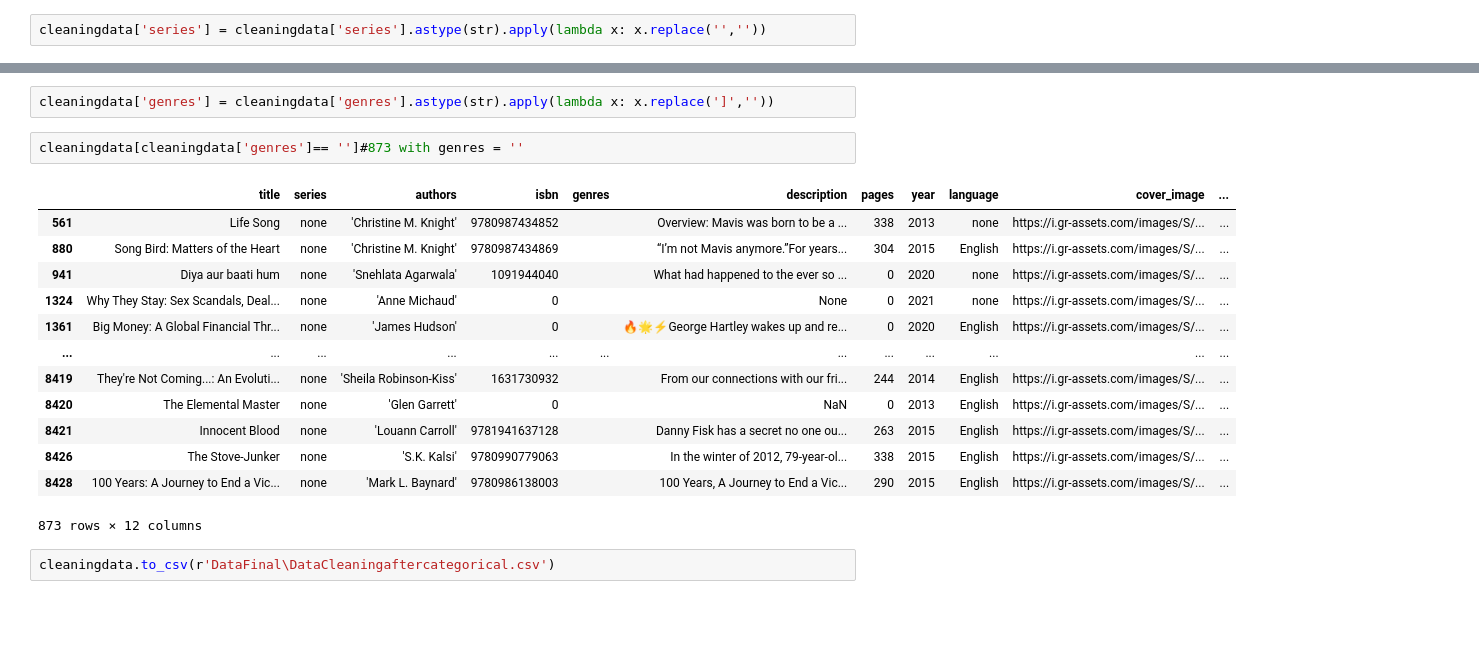
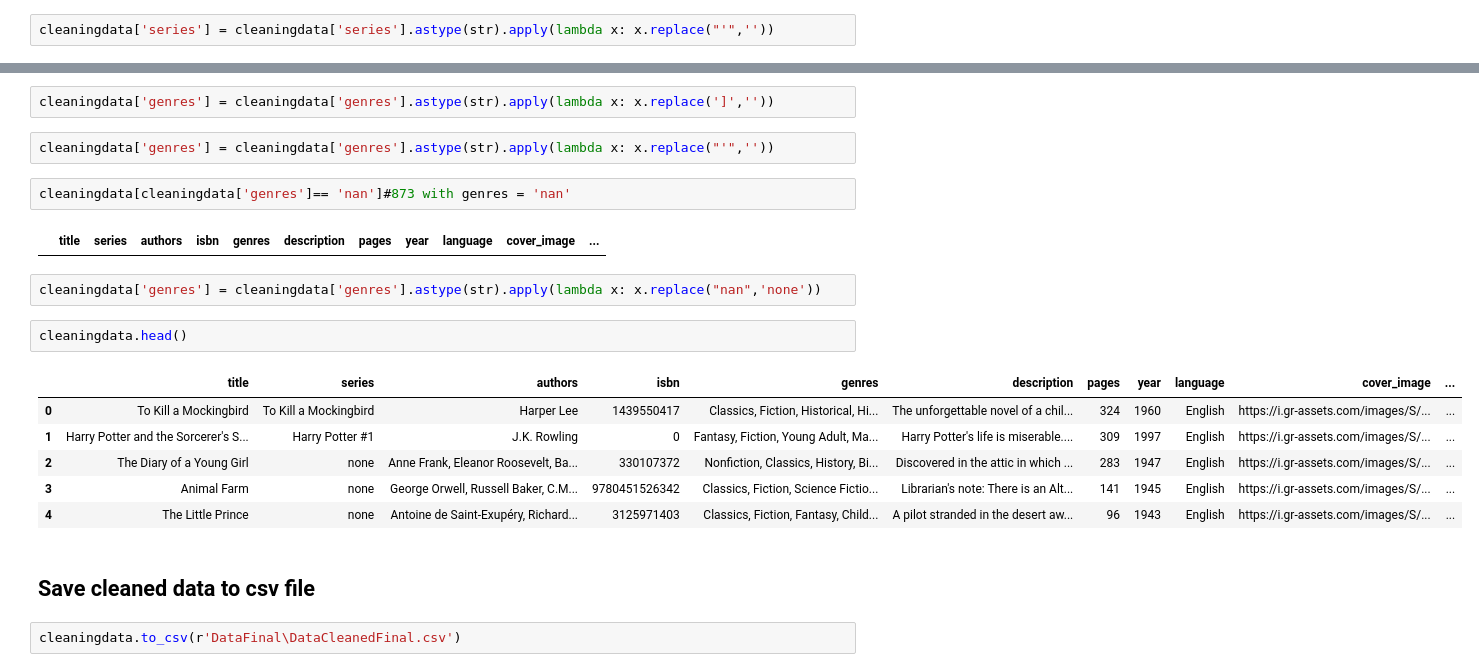
Before and after one commit to AntoniaBl/Ironhack_FinalProject_Books, a Jupyter notebook: Data_Cleaning.ipynb, the cells around one changed output, grey strips where cells are left out. Cells and saved outputs as stored; diff of their text form; blank space fills up the shorter version.

```diff
--- a/Data_Cleaning.ipynb
+++ b/Data_Cleaning.ipynb
@@ -238,7 +253,7 @@ cleaningdata['series'] = cleaningdata['series'].astype(str).apply(lambda x: x.re
 # %%
 cleaningdata['series'] = cleaningdata['series'].astype(str).apply(lambda x: x.replace(']',''))
 # %%
-cleaningdata['series'] = cleaningdata['series'].astype(str).apply(lambda x: x.replace('',''))
+cleaningdata['series'] = cleaningdata['series'].astype(str).apply(lambda x: x.replace("'",''))
 # %%
 funct.replace_in_column(cleaningdata,'series','nan','none')
 # %%
@@ -321,21 +349,24 @@ cleaningdata['language'] = cleaningdata['language'].astype(str).apply(lambda x:
 cleaningdata['genres'] = cleaningdata['genres'].astype(str).apply(lambda x: x.replace('[',''))
 # %%
 cleaningdata['genres'] = cleaningdata['genres'].astype(str).apply(lambda x: x.replace(']',''))
+# %%
+cleaningdata['genres'] = cleaningdata['genres'].astype(str).apply(lambda x: x.replace("'",''))
 # %%
-cleaningdata[cleaningdata['genres']== '']#873 with genres = ''
+cleaningdata[cleaningdata['genres']== 'nan']#873 with genres = 'nan'
 # %% [output]
 |  | title | series | authors | isbn | genres | description | pages | year | language | cover_image | ... |
-| 561 | Life Song | none | 'Christine M. Knight' | 9780987434852 |  | Overview: Mavis was born to be a ... | 338 | 2013 | none | https://i.gr-assets.com/images/S/... | ... |
-| 880 | Song Bird: Matters of the Heart | none | 'Christine M. Knight' | 9780987434869 |  | “I’m not Mavis anymore.”For years... | 304 | 2015 | English | https://i.gr-assets.com/images/S/... | ... |
-| 941 | Diya aur baati hum | none | 'Snehlata Agarwala' | 1091944040 |  | What had happened to the ever so ... | 0 | 2020 | none | https://i.gr-assets.com/images/S/... | ... |
-| 1324 | Why They Stay: Sex Scandals, Deal... | none | 'Anne Michaud' | 0 |  | None | 0 | 2021 | none | https://i.gr-assets.com/images/S/... | ... |
-| 1361 | Big Money: A Global Financial Thr... | none | 'James Hudson' | 0 |  | 🔥🌟⚡George Hartley wakes up and re... | 0 | 2020 | English | https://i.gr-assets.com/images/S/... | ... |
-| ... | ... | ... | ... | ... | ... | ... | ... | ... | ... | ... | ... |
-| 8419 | They're Not Coming...: An Evoluti... | none | 'Sheila Robinson-Kiss' | 1631730932 |  | From our connections with our fri... | 244 | 2014 | English | https://i.gr-assets.com/images/S/... | ... |
-| 8420 | The Elemental Master | none | 'Glen Garrett' | 0 |  | NaN | 0 | 2013 | English | https://i.gr-assets.com/images/S/... | ... |
-| 8421 | Innocent Blood | none | 'Louann Carroll' | 9781941637128 |  | Danny Fisk has a secret no one ou... | 263 | 2015 | English | https://i.gr-assets.com/images/S/... | ... |
-| 8426 | The Stove-Junker | none | 'S.K. Kalsi' | 9780990779063 |  | In the winter of 2012, 79-year-ol... | 338 | 2015 | English | https://i.gr-assets.com/images/S/... | ... |
-| 8428 | 100 Years: A Journey to End a Vic... | none | 'Mark L. Baynard' | 9780986138003 |  | 100 Years, A Journey to End a Vic... | 290 | 2015 | English | https://i.gr-assets.com/images/S/... | ... |
-873 rows × 12 columns
+# %%
+cleaningdata['genres'] = cleaningdata['genres'].astype(str).apply(lambda x: x.replace("nan",'none'))
+# %%
+cleaningdata.head()
+# %% [output]
+|  | title | series | authors | isbn | genres | description | pages | year | language | cover_image | ... |
+| 0 | To Kill a Mockingbird | To Kill a Mockingbird | Harper Lee | 1439550417 | Classics, Fiction, Historical, Hi... | The unforgettable novel of a chil... | 324 | 1960 | English | https://i.gr-assets.com/images/S/... | ... |
+| 1 | Harry Potter and the Sorcerer's S... | Harry Potter #1 | J.K. Rowling | 0 | Fantasy, Fiction, Young Adult, Ma... | Harry Potter's life is miserable.... | 309 | 1997 | English | https://i.gr-assets.com/images/S/... | ... |
+| 2 | The Diary of a Young Girl | none | Anne Frank, Eleanor Roosevelt, Ba... | 330107372 | Nonfiction, Classics, History, Bi... | Discovered in the attic in which ... | 283 | 1947 | English | https://i.gr-assets.com/images/S/... | ... |
+| 3 | Animal Farm | none | George Orwell, Russell Baker, C.M... | 9780451526342 | Classics, Fiction, Science Fictio... | Librarian's note: There is an Alt... | 141 | 1945 | English | https://i.gr-assets.com/images/S/... | ... |
+| 4 | The Little Prince | none | Antoine de Saint-Exupéry, Richard... | 3125971403 | Classics, Fiction, Fantasy, Child... | A pilot stranded in the desert aw... | 96 | 1943 | English | https://i.gr-assets.com/images/S/... | ... |
+# %% [markdown]
+## Save cleaned data to csv file
 # %%
-cleaningdata.to_csv(r'DataFinal\DataCleaningaftercategorical.csv')
+cleaningdata.to_csv(r'DataFinal\DataCleanedFinal.csv')
```
Also changed, not shown: parts of 11 cells of this notebook, 2 other files.
